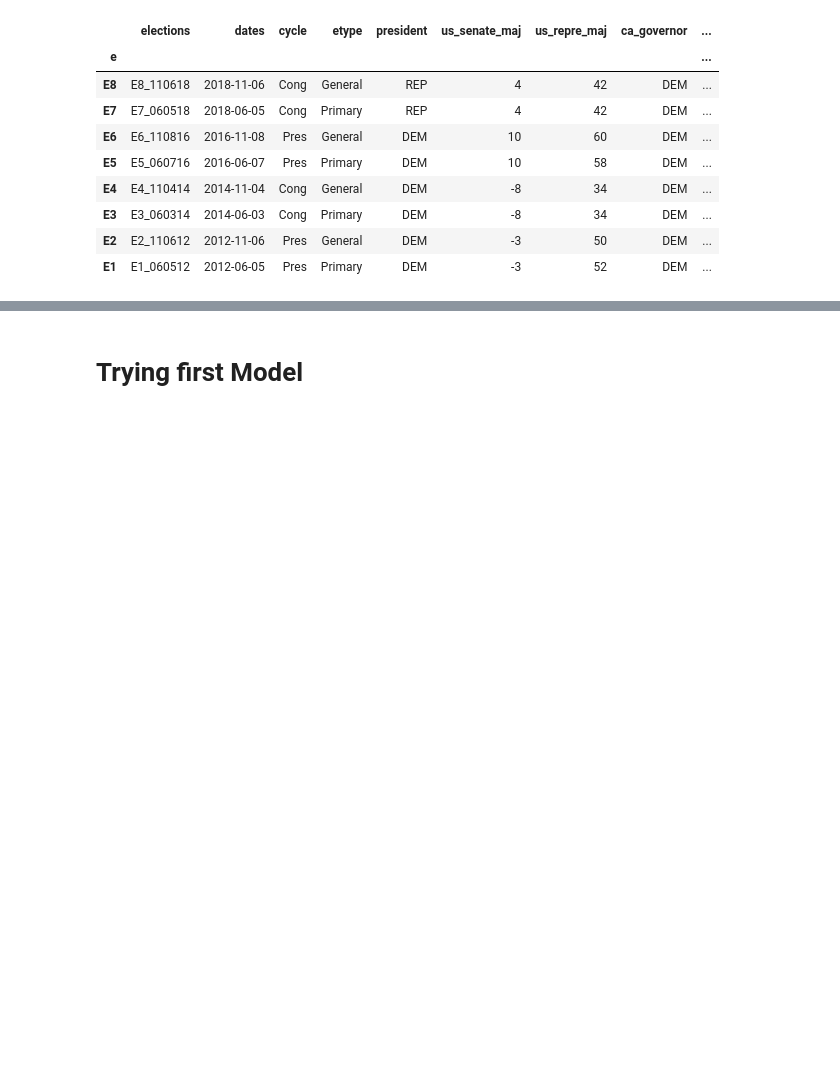
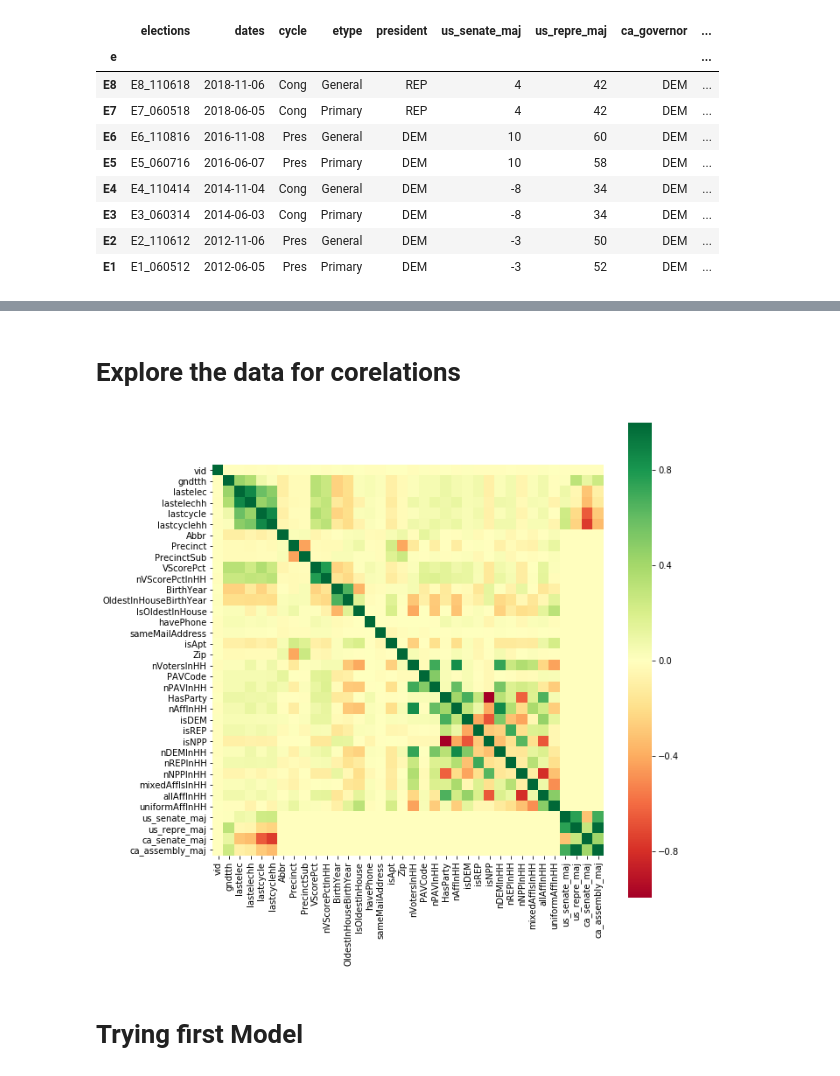
Before and after one commit to alsnkline/LocalVoters, a Jupyter notebook: 18_Modeling_working.ipynb, the cells around one changed output, grey strips where cells are left out. Saved outputs shown, nothing was run; the diff lists cells and outputs as text; code cells hidden in the pictures; blank space fills up the shorter version.

```diff
--- a/18_Modeling_working.ipynb
+++ b/18_Modeling_working.ipynb
@@ -224,4 +224,14 @@ obj.describe()
 | freq | 13307 | 30329 | 53072 | 50912 | 56592 | 72072 | 73496 | ... |
+# %% [markdown]
+# Explore the data for corelations
+# %%
+plt.rcParams["figure.figsize"] = (10,10)
+
+# explore the data with a heat map
+sns.heatmap(data.corr(), square=True, cmap='RdYlGn')
+plt.show()
+# %% [output]
+[figure, added]
 # %% [markdown]
 # Trying first Model
 # %%
```
Also changed, not shown: parts of 12 cells of this notebook.
